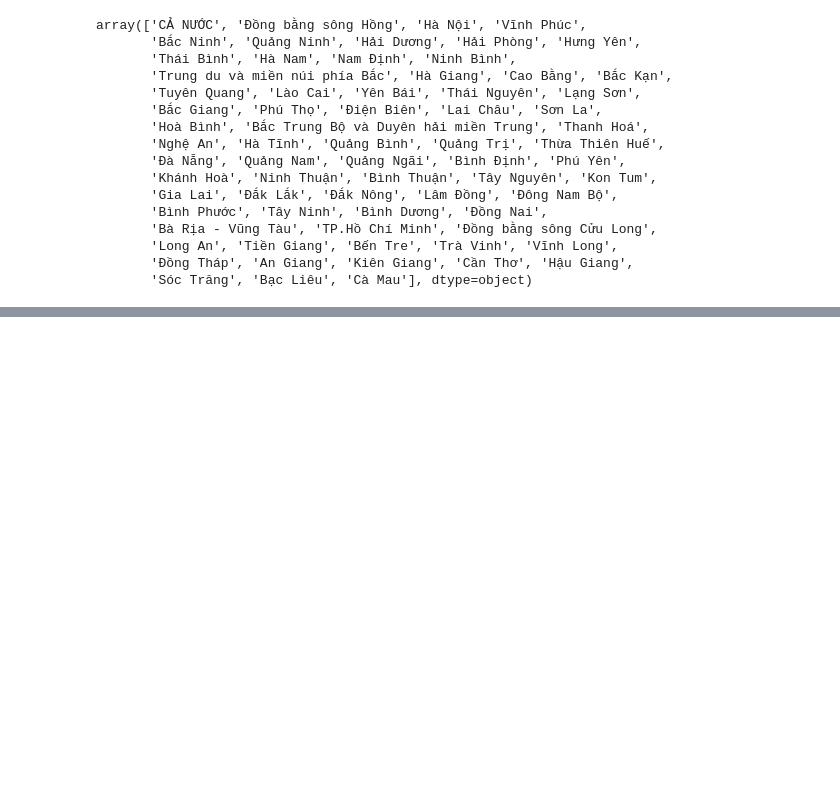
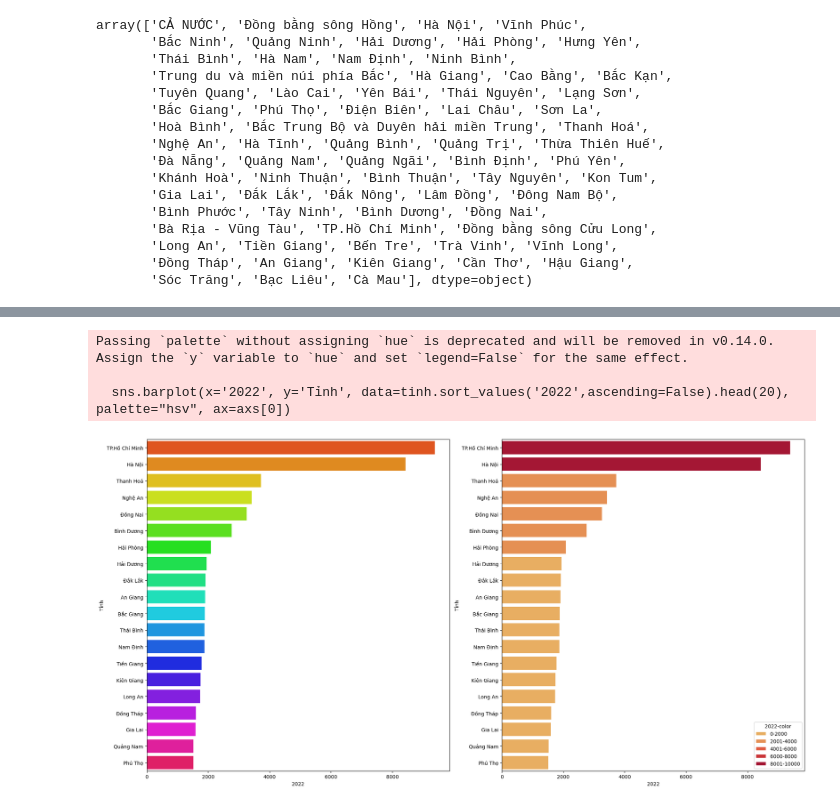
Before and after one commit to datasciencedances/datasciecedances_notebooks, a Jupyter notebook: notebooks/pitllfall.ipynb, the cells around one changed output, grey strips where cells are left out. Cells and saved outputs as stored; diff of their text form; code cells hidden in the pictures; blank space fills up the shorter version.

```diff
--- a/notebooks/pitllfall.ipynb
+++ b/notebooks/pitllfall.ipynb
@@ -65,0 +66,2 @@ for k, v in  mapping.items():
+# %%
+df['Khu vực'] = df['Tỉnh'].map(tinh_to_khu_vuc)
@@ -65,0 +183,13 @@ for k, v in  mapping.items():
+# %%
+fig, axs =plt.subplots(1,2, figsize=(20,10))
+colors = sns.color_palette("hsv", n_colors=64)
+sns.barplot(x='2022', y='Tỉnh', data=tinh.sort_values('2022',ascending=False).head(20), palette="hsv", ax=axs[0])
+tinh['2022-color'] = pd.cut(tinh['2022'],[0,2000,4000,6000, 8000,10000],labels=['0-2000', '2001-4000','4001-6000','6000-8000','8001-10000'])
+colors = sns.color_palette("hsv", n_colors=tinh['2022-color'].nunique())
+sns.barplot(x='2022', y='Tỉnh', data=tinh.sort_values('2022',ascending=False).head(20),  hue='2022-color', palette=sns.color_palette("YlOrRd", 7)[2:], ax=axs[1])
+plt.tight_layout()
+# %% [output]
+Passing `palette` without assigning `hue` is deprecated and will be removed in v0.14.0. Assign the `y` variable to `hue` and set `legend=False` for the same effect.
+
+  sns.barplot(x='2022', y='Tỉnh', data=tinh.sort_values('2022',ascending=False).head(20), palette="hsv", ax=axs[0])
+[figure, added]
```
Also changed, not shown: parts of 23 cells of this notebook.
